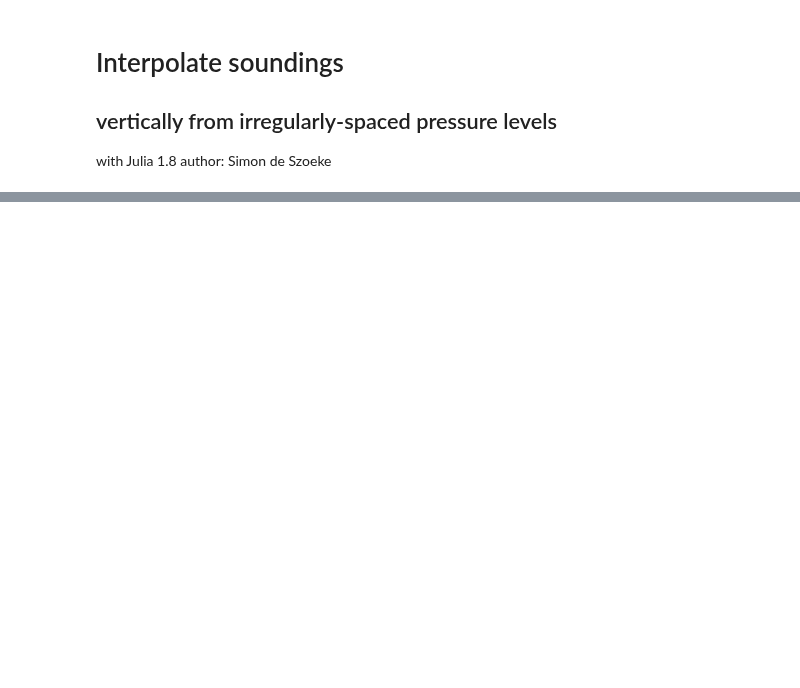
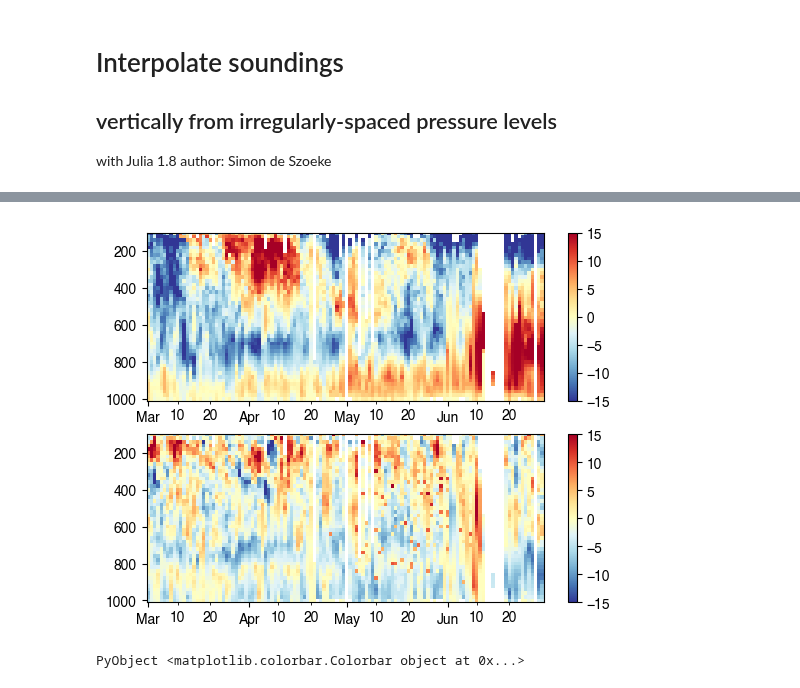
Before and after one commit to deszoeke/ASTRAL-soundings, a Jupyter notebook: src/interp_soundings.ipynb, the cells around one changed output, grey strips where cells are left out. Saved outputs shown, nothing was run; the diff lists cells and outputs as text; code cells hidden in the pictures; blank space fills up the shorter version.

Commit message:
interp and plot 2019 thrivandrum soundings

```diff
--- a/src/interp_soundings.ipynb
+++ b/src/interp_soundings.ipynb
@@ -111,0 +113,10 @@ data["u_wind"][:][:]
+# %%
+# make sounding data dictionary
+varnames = [ "temperature", "dewpoint", "u_wind", "v_wind" ]
+dicarr( var ) = ( var, arr() )
+soundings = Dict{String, Array}( [dicarr.(varnames)...] )
+
+# fill in with interpolated data from files
+for var in varnames
+    interp_snd_var!( soundings[var], var )
+end
@@ -111,0 +206,24 @@ data["u_wind"][:][:]
+# %%
+# plot winds
+mdates = matplotlib.dates
+
+#pcolormesh(dr, plevs, u', vmin=-15, vmax=15, cmap=ColorMap("RdYlBu_r"))
+ax1=subplot(2,1,1)
+pcolormesh(dr, plevs, soundings["u_wind"]', vmin=-15, vmax=15, cmap=ColorMap("RdYlBu_r"))
+ylim([1010, 100])
+ax1.xaxis.set_major_locator(mdates.MonthLocator())
+ax1.xaxis.set_minor_locator(mdates.DayLocator((10, 20)))
+ax1.xaxis.set_major_formatter(mdates.DateFormatter("%b"))
+ax1.xaxis.set_minor_formatter(mdates.DateFormatter("%d"))
+colorbar()
+ax2=subplot(2,1,2)
+pcolormesh(dr, plevs, soundings["v_wind"]', vmin=-15, vmax=15, cmap=ColorMap("RdYlBu_r"))
+ylim([1010, 100])
+ax2.xaxis.set_major_locator(mdates.MonthLocator())
+ax2.xaxis.set_minor_locator(mdates.DayLocator((10, 20)))
+ax2.xaxis.set_major_formatter(mdates.DateFormatter("%b"))
+ax2.xaxis.set_minor_formatter(mdates.DateFormatter("%d"))
+colorbar()
+# %% [output]
+[figure, added]
+PyObject <matplotlib.colorbar.Colorbar object at 0x...>
```
Also changed, not shown: parts of 15 cells of this notebook, 2 other files.
